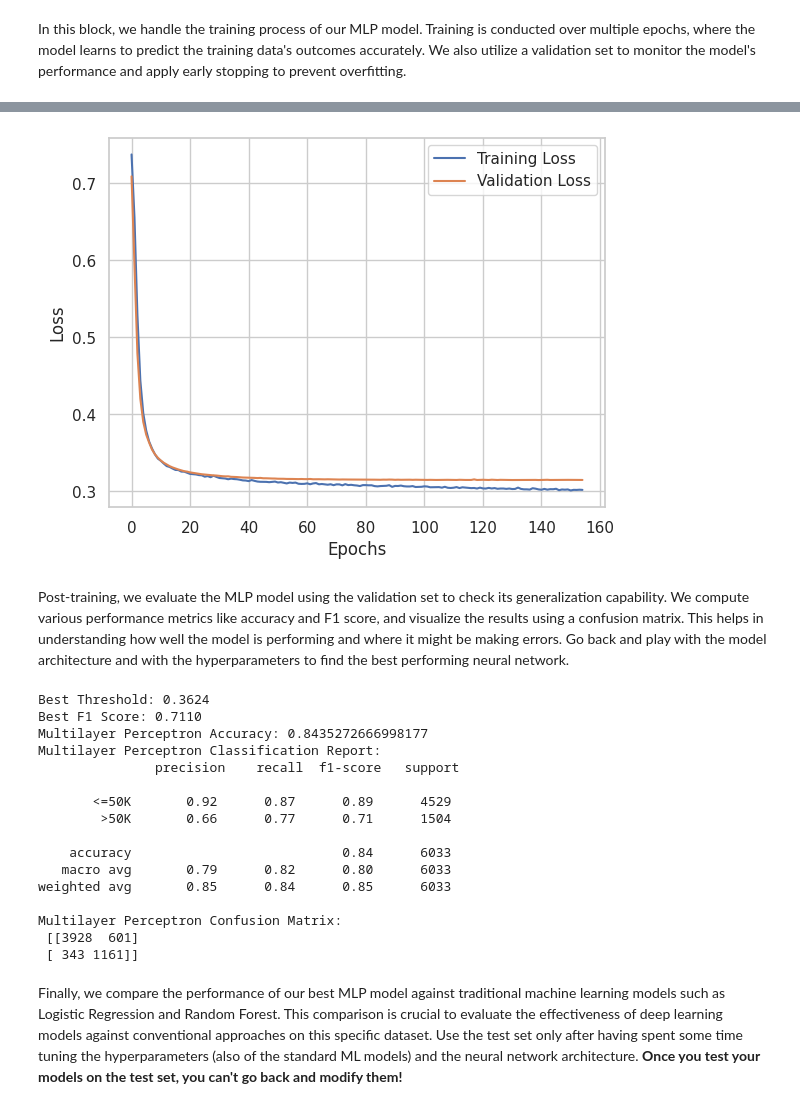
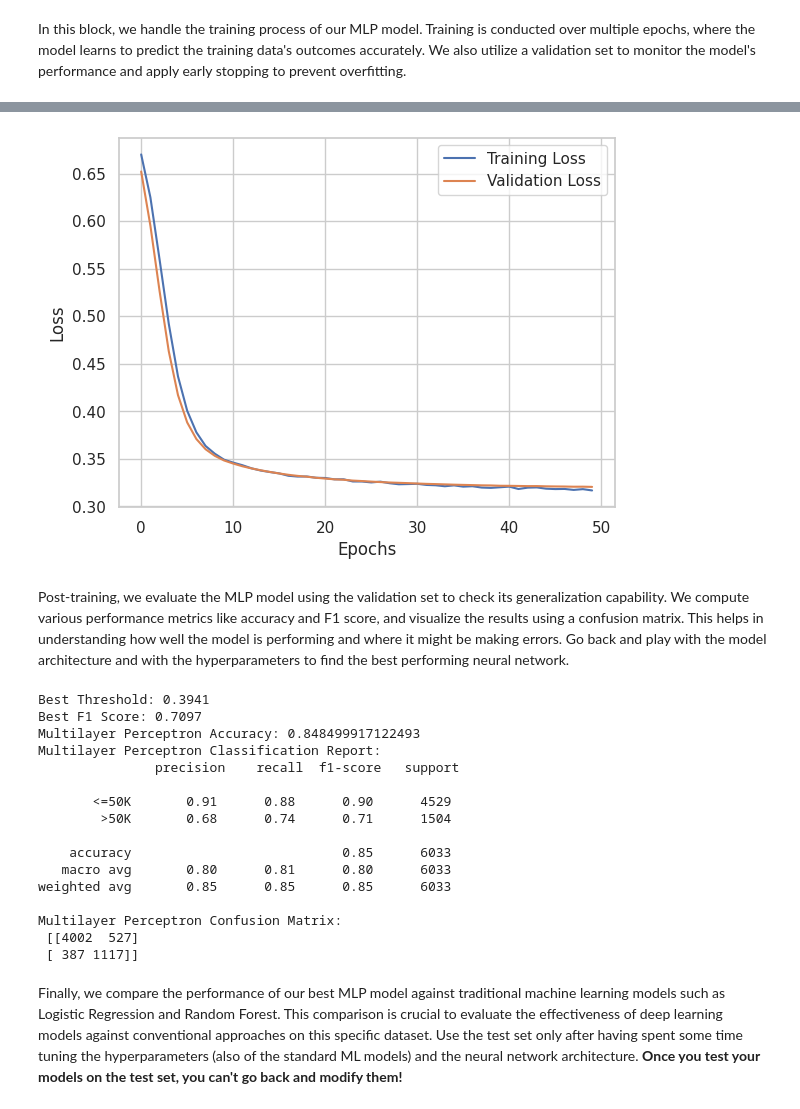
Before and after one commit to DLSS-24/DLSS-24, a Jupyter notebook: Unit 05/Exercise/MultilayerPerceptron.ipynb, the cells around one changed output, grey strips where cells are left out. Cells and saved outputs as stored; diff of their text form; code cells hidden in the pictures.

```diff
--- a/Unit 05/Exercise/MultilayerPerceptron.ipynb
+++ b/Unit 05/Exercise/MultilayerPerceptron.ipynb
@@ -325,10 +327,10 @@ class MLP_Classifier(nn.Module):
     def __init__(self):
         super(MLP_Classifier, self).__init__()
         self.layers = nn.Sequential(
-            nn.Linear(X_train_tensor.shape[1], 64),
+            nn.Linear(X_train_tensor.shape[1], 32),
             nn.ReLU(),
             nn.Dropout(0.1),
-            nn.Linear(64, 8),
+            nn.Linear(32, 8),
             nn.ReLU(),
             nn.Linear(8, 1),
             nn.Sigmoid()
@@ -405,8 +407,8 @@ lr = 0.0001
 batch_size = 128
 
 #training parameters
-patience = 25
-epochs = 500
+patience = 5
+epochs = 50
 
 #training model function
 def train_model(epochs, model, optimizer, criterion, train_loader, val_loader, early_stopper):
@@ -460,11 +462,12 @@ test_loader = DataLoader(test_dataset, batch_size=batch_size, shuffle=False)
 class_counts = data_cat['income_>50K'].value_counts().sort_index().values
 class_weights = [sum(class_counts) / c for c in class_counts]
 class_weights_tensor = torch.tensor(class_weights, dtype=torch.float32).to(device)
-#criterion = nn.BCELoss(weight=class_weights_tensor[0])
+#criterion = nn.BCELoss(weight=class_weights_tensor[0]) #Modified loss for unbalanced classes
 criterion = nn.BCELoss()
 
 # Instantiate optimizer and early stopper
-optimizer = optim.Adam(model.parameters(), lr=lr, weight_decay=L2_reg)  # L2 Regularization
+# optimizer = optim.Adam(model.parameters(), lr=lr, weight_decay=L2_reg)  # L2 Regularization
+optimizer = optim.Adam(model.parameters(), lr=lr)  # No L2 Regularization
 early_stopper = EarlyStopping(patience=patience)
 
 # Run training and plot losses
@@ -496,4 +499,4 @@ Early stopping triggered.
-[figure, old version]
+[figure, new version]
 # %% [markdown]
 Post-training, we evaluate the MLP model using the validation set to check its generalization capability. We compute various performance metrics like accuracy and F1 score, and visualize the results using a confusion matrix. This helps in understanding how well the model is performing and where it might be making errors. Go back and play with the model architecture and with the hyperparameters to find the best performing neural network.
 # %%
@@ -542,22 +545,22 @@ def evaluate_model(data_loader, model=model, threshold=0):
 # Call the function to evaluate the model and find the best threshold
 mlp_best_threshold, mlp_best_f1_score = evaluate_model(val_loader)
 # %% [output]
-Best Threshold: 0.3624
-Best F1 Score: 0.7110
-Multilayer Perceptron Accuracy: 0.8435272666998177
+Best Threshold: 0.3941
+Best F1 Score: 0.7097
+Multilayer Perceptron Accuracy: 0.848499917122493
 Multilayer Perceptron Classification Report:
                precision    recall  f1-score   support
 
-       <=50K       0.92      0.87      0.89      4529
-        >50K       0.66      0.77      0.71      1504
+       <=50K       0.91      0.88      0.90      4529
+        >50K       0.68      0.74      0.71      1504
 
-    accuracy                           0.84      6033
-   macro avg       0.79      0.82      0.80      6033
-weighted avg       0.85      0.84      0.85      6033
+    accuracy                           0.85      6033
+   macro avg       0.80      0.81      0.80      6033
+weighted avg       0.85      0.85      0.85      6033
 
 Multilayer Perceptron Confusion Matrix:
- [[3928  601]
- [ 343 1161]]
+ [[4002  527]
+ [ 387 1117]]
 # %% [markdown]
 Finally, we compare the performance of our best MLP model against traditional machine learning models such as Logistic Regression and Random Forest. This comparison is crucial to evaluate the effectiveness of deep learning models against conventional approaches on this specific dataset. Use the test set only after having spent some time tuning the hyperparameters (also of the standard ML models) and the neural network architecture. **Once you test your models on the test set, you can't go back and modify them!**
 # %%
```
Also changed, not shown: parts of 7 cells of this notebook, 1 other file.
